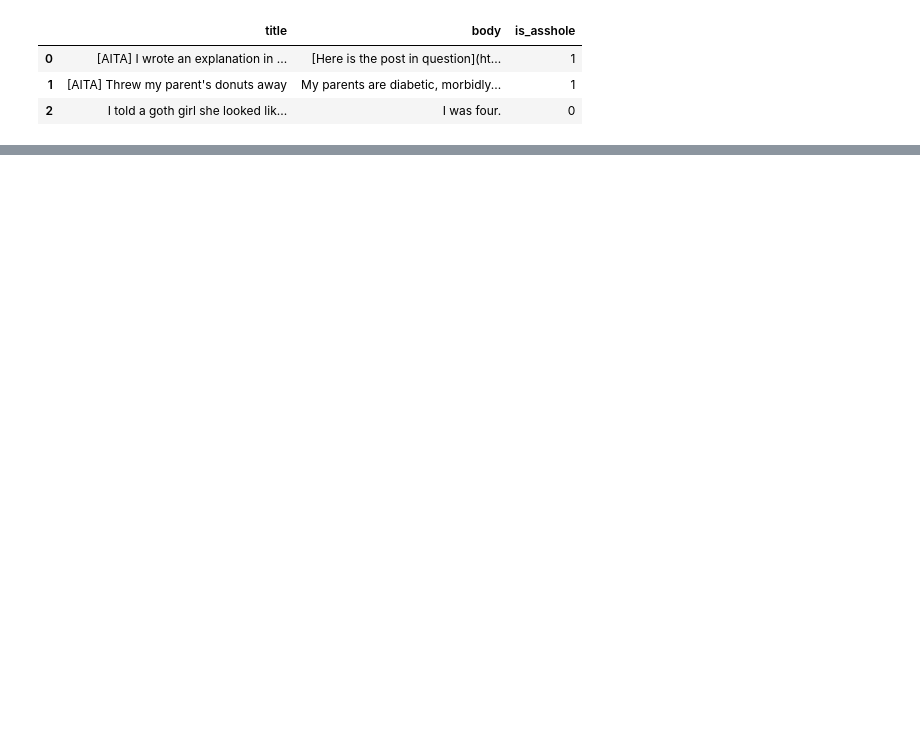
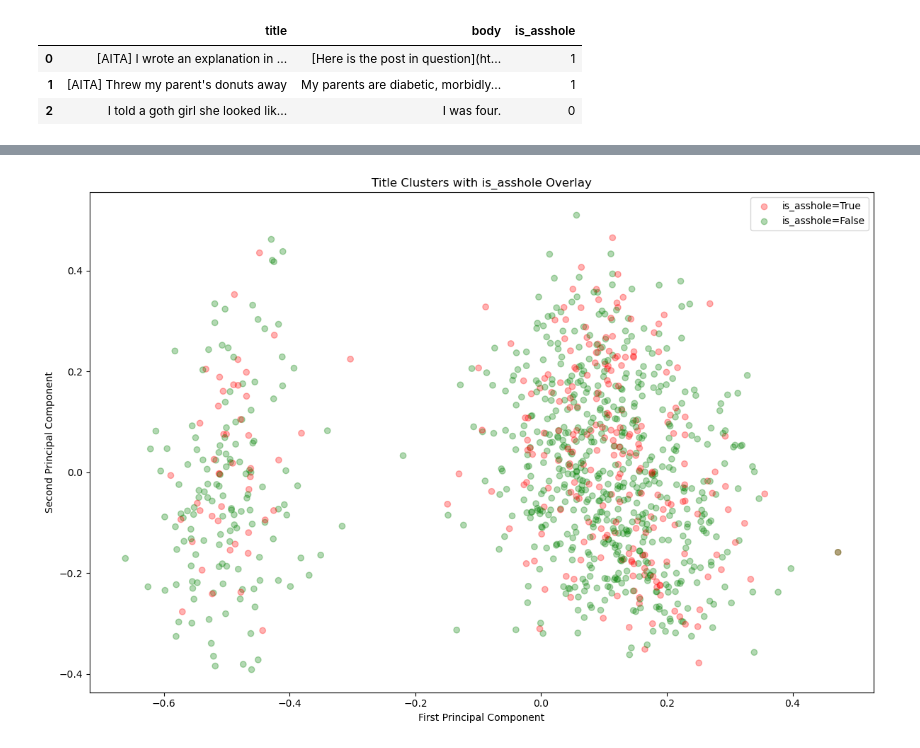
Before and after one commit to dingusagar/AmITheAsshole-Classifier, a Jupyter notebook: visualizations.ipynb, the cells around one changed output, grey strips where cells are left out. Saved outputs shown, nothing was run; the diff lists cells and outputs as text; code cells hidden in the pictures; blank space fills up the shorter version.

```diff
--- a/visualizations.ipynb
+++ b/visualizations.ipynb
@@ -54,0 +100,24 @@ title_embeddings = model.encode(df['title'].tolist())
+# %%
+# Reduce dimensionality for visualization
+pca = PCA(n_components=3)
+reduced_embeddings_pca = pca.fit_transform(title_embeddings)
+
+# Create a scatter plot
+plt.figure(figsize=(12, 8))
+
+plt.scatter(reduced_embeddings_pca[:, 0], reduced_embeddings_pca[:, 1],
+            c=is_asshole_colors, alpha=0.3)
+
+plt.title("Title Clusters with is_asshole Overlay")
+plt.xlabel("First Principal Component")
+plt.ylabel("Second Principal Component")
+
+# Add a legend for is_asshole
+plt.scatter([], [], c='red', alpha=0.3, label='is_asshole=True')
+plt.scatter([], [], c='green', alpha=0.3, label='is_asshole=False')
+plt.legend()
+
+plt.tight_layout()
+plt.show()
+# %% [output]
+[figure, added]
```
Also changed, not shown: parts of 17 cells of this notebook, 1 other file.
